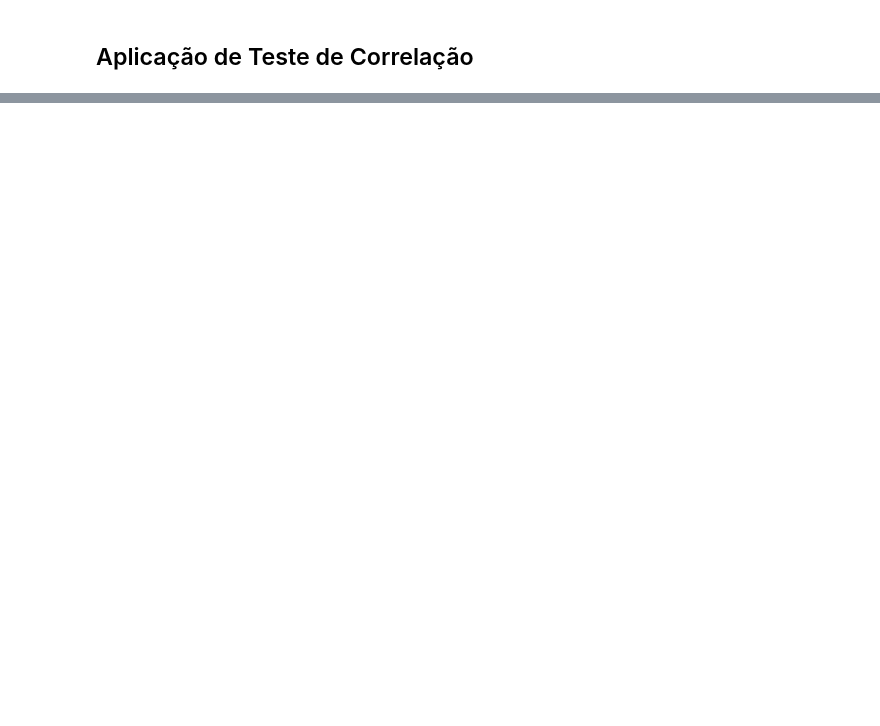
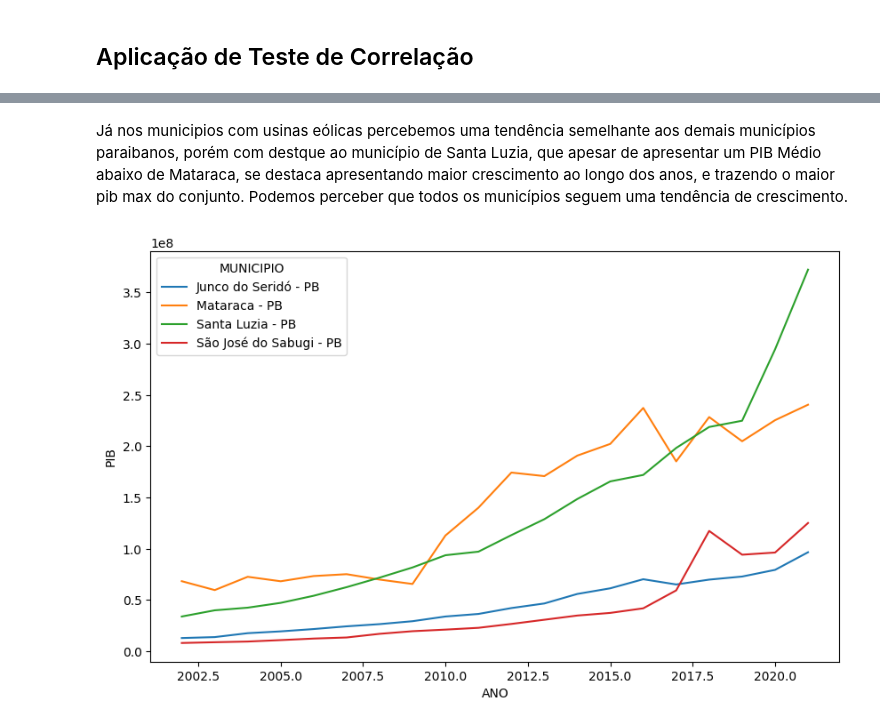
Before and after one commit to SrtHyde/AnalisePython, a Jupyter notebook: Analise_exploratoria.ipynb, the cells around one changed output, grey strips where cells are left out. Saved outputs shown, nothing was run; the diff lists cells and outputs as text; code cells hidden in the pictures; blank space fills up the shorter version.

```diff
--- a/Analise_exploratoria.ipynb
+++ b/Analise_exploratoria.ipynb
@@ -407,0 +284,8 @@ correlacao.to_csv(r"C:\Users\bianc\Desktop\AgentesDeDados\SantaLuzia\AnalisePyth
+# %% [markdown]
+Já nos municipios com usinas eólicas percebemos uma tendência semelhante aos demais municípios paraibanos, porém com destque ao município de Santa Luzia, que apesar de apresentar um PIB Médio abaixo de Mataraca, se destaca apresentando maior crescimento ao longo dos anos, e trazendo o maior pib max do conjunto.
+Podemos perceber que todos os municípios seguem uma tendência de crescimento.
+# %%
+ax = sns.lineplot(data=df_eolica, x='ANO', y='PIB', hue='MUNICIPIO')
+ax.figure.set_size_inches(10, 6)
+# %% [output]
+[figure, added]
```
Also changed, not shown: parts of 41 cells of this notebook.
